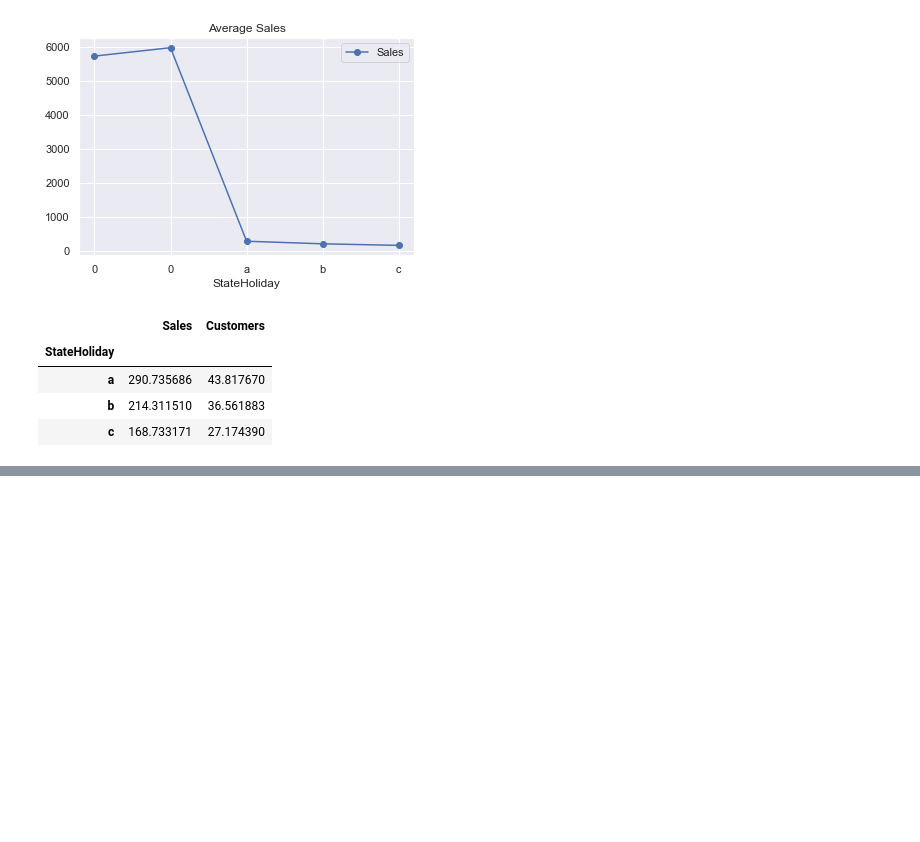
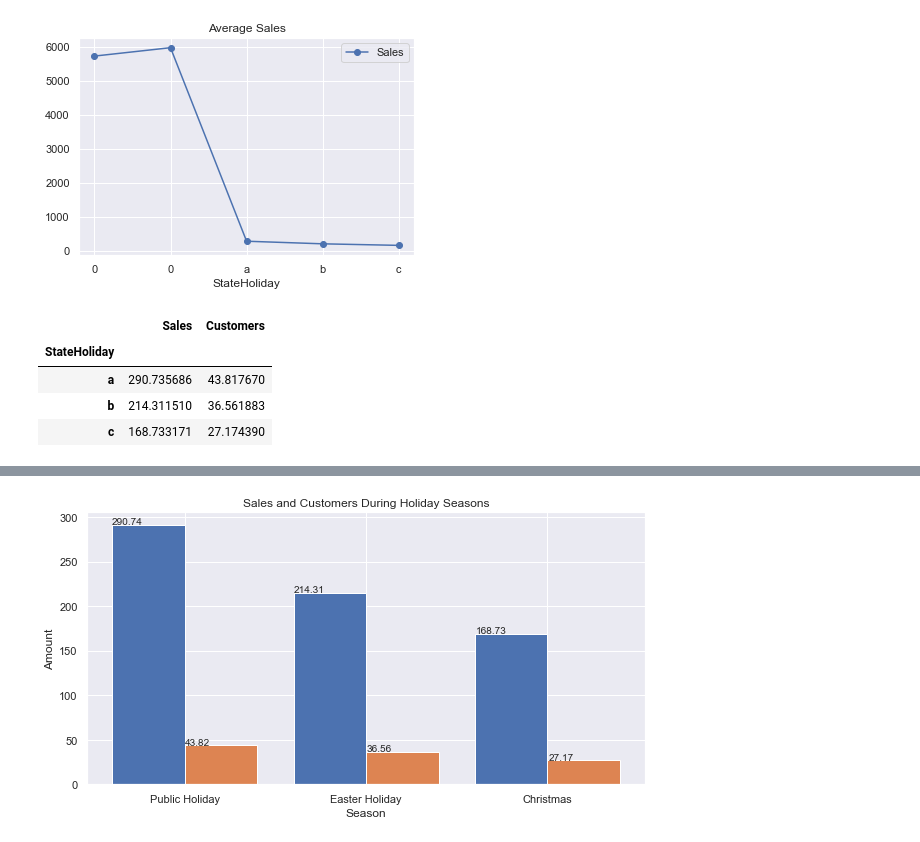
Before and after one commit to kebishaa/Pharmaceutical-Sales-Prediction, a Jupyter notebook: notebooks/data_exploration.ipynb, the cells around one changed output, grey strips where cells are left out. Cells and saved outputs as stored; diff of their text form; code cells hidden in the pictures; blank space fills up the shorter version.

Commit message:
seasonal index finished

```diff
--- a/notebooks/data_exploration.ipynb
+++ b/notebooks/data_exploration.ipynb
@@ -209,0 +212,20 @@ plt1 = plt.bar(X_axis - 0.2, seasonal['Sales'], 0.4, label='Sales')
+# %%
+# seasonal index
+seasonal.index = ['Public Holiday','Easter Holiday','Christmas']
+X_axis = np.arange(len(seasonal.index))
+plt.figure(figsize=(10, 5))
+plt1 = plt.bar(X_axis - 0.2, seasonal['Sales'], 0.4, label='Sales')
+for p in plt1.patches:
+    plt.annotate('{:.2f}'.format(p.get_height()), (p.get_x()
+                * 1.005, p.get_height() * 1.005))
+plt2 = plt.bar(X_axis + 0.2, seasonal['Customers'], 0.4, label='Customers')
+for p in plt2.patches:
+    plt.annotate('{:.2f}'.format(p.get_height()), (p.get_x()
+                                       * 1.005, p.get_height() * 1.005))
+plt.xticks(X_axis, seasonal.index)
+plt.xlabel("Season")
+plt.ylabel("Amount")
+plt.title("Sales and Customers During Holiday Seasons")
+plt.show()
+# %% [output]
+[figure, added]
```
Also changed, not shown: parts of 1 cell of this notebook.
